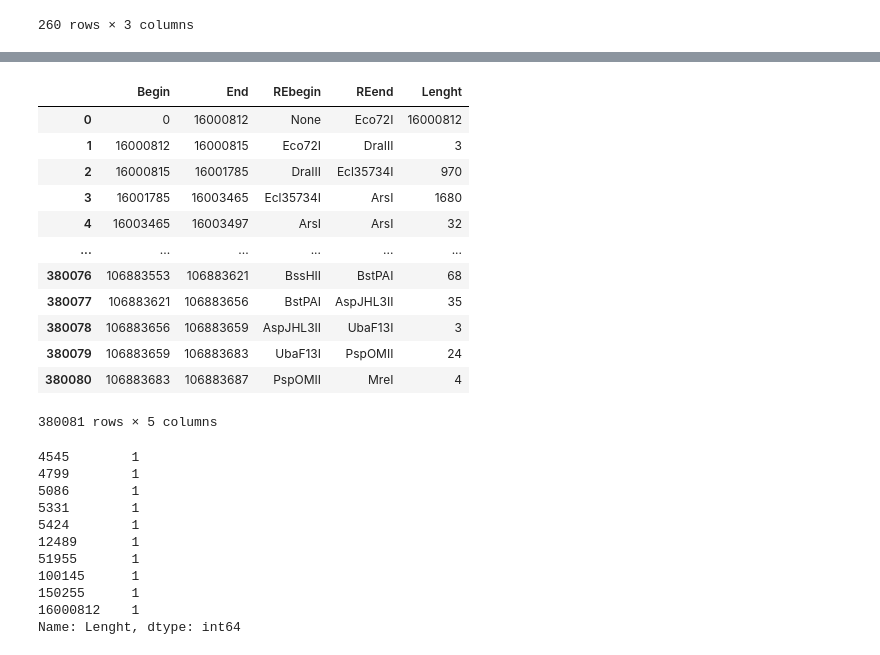
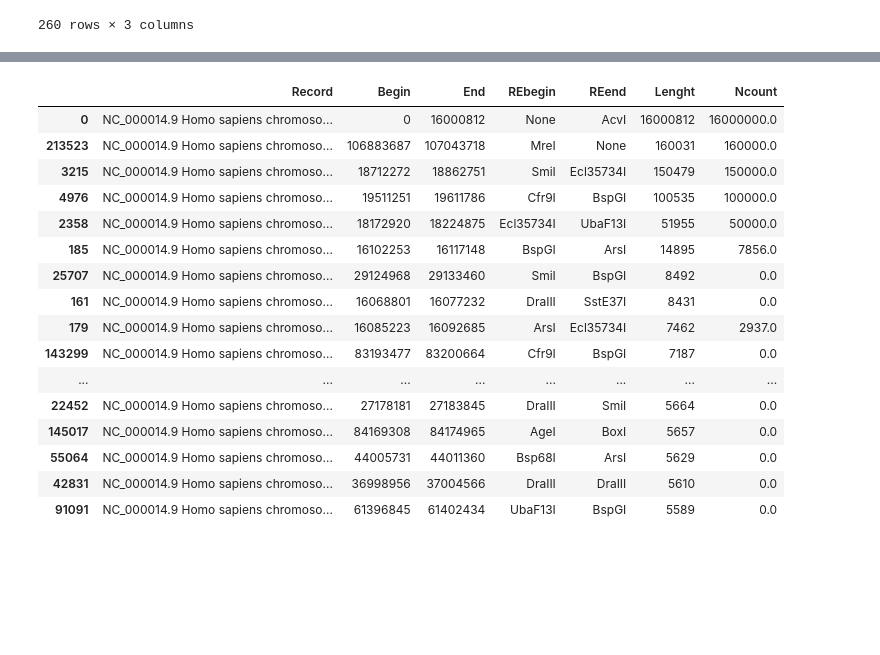
Before and after one commit to mitoclub/OldMenGenetics, a Jupyter notebook: restrictase_search/notebooks/find_re2.ipynb, the cells around one changed output, grey strips where cells are left out. Cells and saved outputs as stored; diff of their text form; code cells hidden in the pictures; blank space fills up the shorter version.

```diff
--- a/restrictase_search/notebooks/find_re2.ipynb
+++ b/restrictase_search/notebooks/find_re2.ipynb
@@ -214,0 +290,3 @@ cutpos.reset_index(drop=True, inplace=True)
+# %%
+cutpos = pd.read_csv("../data/interim/Chr1_cutpos.csv")
+cutpos
@@ -219,44 +311,37 @@ beg = 0
 prev_RE = None
 for i, row in cutpos.iterrows():
     end = row.Pos
+    interval = seq_str[beg: end]
+    if len(interval) > 5000:
+        Ncount = interval.count("N") if "N" in interval else 0
+    else:
+        Ncount = None
     data.append({
+        "Record": record.description,
         "Begin": beg,
         "End": end,
         "REbegin": prev_RE,
         "REend": row.RE,
         "Lenght": end - beg,
+        "Ncount": Ncount,
     })
     beg = end
     prev_RE = row.RE
 
+end = len(record)
+interval = seq_str[beg: end]
+if len(interval) > 5000:
+    Ncount = interval.count("N") if "N" in interval else 0
+else:
+    Ncount = None
+data.append({
+    "Record": record.description,
+    "Begin": beg,
+    "End": end,
+    "REbegin": prev_RE,
+    "REend": None,
+    "Lenght": end - beg,
+    "Ncount": Ncount,
+})
+
 df = pd.DataFrame(data)
-# %%
-df
-# %% [output]
-|  | Begin | End | REbegin | REend | Lenght |
-| 0 | 0 | 16000812 | None | Eco72I | 16000812 |
-| 1 | 16000812 | 16000815 | Eco72I | DraIII | 3 |
-| 2 | 16000815 | 16001785 | DraIII | Ecl35734I | 970 |
-| 3 | 16001785 | 16003465 | Ecl35734I | ArsI | 1680 |
-| 4 | 16003465 | 16003497 | ArsI | ArsI | 32 |
-| ... | ... | ... | ... | ... | ... |
-| 380076 | 106883553 | 106883621 | BssHII | BstPAI | 68 |
-| 380077 | 106883621 | 106883656 | BstPAI | AspJHL3II | 35 |
-| 380078 | 106883656 | 106883659 | AspJHL3II | UbaF13I | 3 |
-| 380079 | 106883659 | 106883683 | UbaF13I | PspOMII | 24 |
-| 380080 | 106883683 | 106883687 | PspOMII | MreI | 4 |
-380081 rows × 5 columns
-# %%
-df.Lenght.value_counts().sort_index().tail(10)
-# %% [output]
-4545        1
-4799        1
-5086        1
-5331        1
-5424        1
-12489       1
-51955       1
-100145      1
-150255      1
-16000812    1
-Name: Lenght, dtype: int64
@@ -266,3 +348,23 @@ y = x.value_counts()
+# %%
+df.sort_values("Lenght", ascending=False).head(30)
+# %% [output]
+|  | Record | Begin | End | REbegin | REend | Lenght | Ncount |
+| 0 | NC_000014.9 Homo sapiens chromoso... | 0 | 16000812 | None | AcvI | 16000812 | 16000000.0 |
+| 213523 | NC_000014.9 Homo sapiens chromoso... | 106883687 | 107043718 | MreI | None | 160031 | 160000.0 |
+| 3215 | NC_000014.9 Homo sapiens chromoso... | 18712272 | 18862751 | SmiI | Ecl35734I | 150479 | 150000.0 |
+| 4976 | NC_000014.9 Homo sapiens chromoso... | 19511251 | 19611786 | Cfr9I | BspGI | 100535 | 100000.0 |
+| 2358 | NC_000014.9 Homo sapiens chromoso... | 18172920 | 18224875 | Ecl35734I | UbaF13I | 51955 | 50000.0 |
+| 185 | NC_000014.9 Homo sapiens chromoso... | 16102253 | 16117148 | BspGI | ArsI | 14895 | 7856.0 |
+| 25707 | NC_000014.9 Homo sapiens chromoso... | 29124968 | 29133460 | SmiI | BspGI | 8492 | 0.0 |
+| 161 | NC_000014.9 Homo sapiens chromoso... | 16068801 | 16077232 | DraIII | SstE37I | 8431 | 0.0 |
+| 179 | NC_000014.9 Homo sapiens chromoso... | 16085223 | 16092685 | ArsI | Ecl35734I | 7462 | 2937.0 |
+| 143299 | NC_000014.9 Homo sapiens chromoso... | 83193477 | 83200664 | Cfr9I | BspGI | 7187 | 0.0 |
+| ... | ... | ... | ... | ... | ... | ... | ... |
+| 22452 | NC_000014.9 Homo sapiens chromoso... | 27178181 | 27183845 | DraIII | SmiI | 5664 | 0.0 |
+| 145017 | NC_000014.9 Homo sapiens chromoso... | 84169308 | 84174965 | AgeI | BoxI | 5657 | 0.0 |
+| 55064 | NC_000014.9 Homo sapiens chromoso... | 44005731 | 44011360 | Bsp68I | ArsI | 5629 | 0.0 |
+| 42831 | NC_000014.9 Homo sapiens chromoso... | 36998956 | 37004566 | DraIII | DraIII | 5610 | 0.0 |
+| 91091 | NC_000014.9 Homo sapiens chromoso... | 61396845 | 61402434 | UbaF13I | BspGI | 5589 | 0.0 |
 # %%
 # for fp in glob.glob("../data/external/GCF_000001405.40/ncbi_dataset/data/GCF_000001405.40/*.fna"):
 #     if "chrMT" in fp:
```
Also changed, not shown: parts of 19 cells of this notebook, 2 other files.
